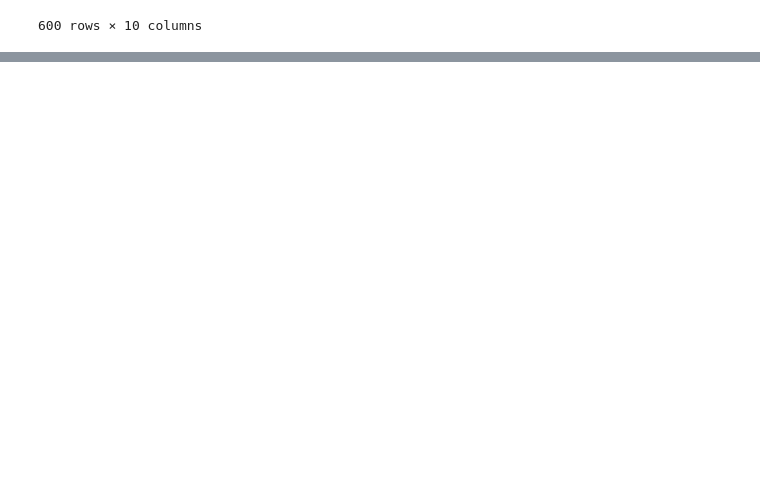
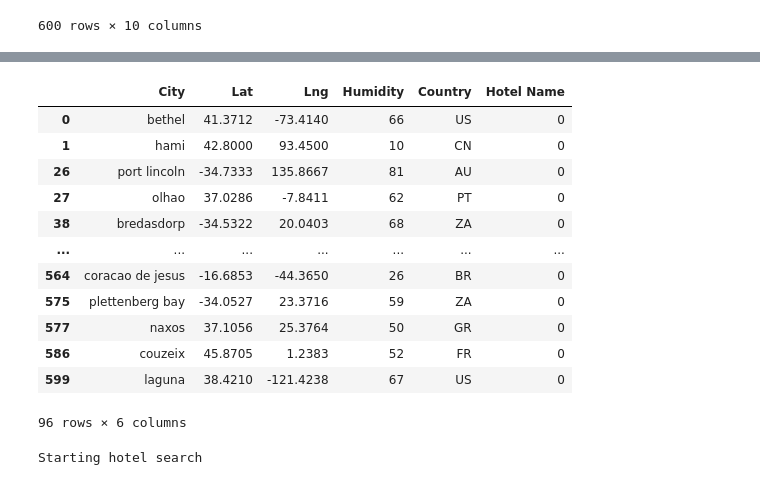
Before and after one commit to NaBest85/python-api-challenge, a Jupyter notebook: VacationPY/Vacation.py.ipynb, the cells around one changed output, grey strips where cells are left out. Drawn from its saved outputs; the diff is of its cells as text; code cells hidden in the pictures; blank space fills up the shorter version.

Commit message:
Update Vacation.py.ipynb
Final Commit

```diff
--- a/VacationPY/Vacation.py.ipynb
+++ b/VacationPY/Vacation.py.ipynb
@@ -73,3 +74,23 @@ vacation_spot.head()
 | 26 | 26 | port lincoln | -34.7333 | 135.8667 | 11.87 | 81 | 0 | 3.68 | AU | 1690295744 |
 | 27 | 27 | olhao | 37.0286 | -7.8411 | 29.49 | 62 | 0 | 4.63 | PT | 1690295678 |
 | 38 | 38 | bredasdorp | -34.5322 | 20.0403 | 12.87 | 68 | 0 | 2.70 | ZA | 1690295685 |
+# %%
+hotel_df = vacation_spot.drop(columns = ["City_ID", "Max Temp", "Cloudiness", "Wind Speed", "Date"]).copy()
+# %%
+hotel_df.insert(5, "Hotel Name", 0)
+
+hotel_df
+# %% [output]
+|  | City | Lat | Lng | Humidity | Country | Hotel Name |
+| 0 | bethel | 41.3712 | -73.4140 | 66 | US | 0 |
+| 1 | hami | 42.8000 | 93.4500 | 10 | CN | 0 |
+| 26 | port lincoln | -34.7333 | 135.8667 | 81 | AU | 0 |
+| 27 | olhao | 37.0286 | -7.8411 | 62 | PT | 0 |
+| 38 | bredasdorp | -34.5322 | 20.0403 | 68 | ZA | 0 |
+| ... | ... | ... | ... | ... | ... | ... |
+| 564 | coracao de jesus | -16.6853 | -44.3650 | 26 | BR | 0 |
+| 575 | plettenberg bay | -34.0527 | 23.3716 | 59 | ZA | 0 |
+| 577 | naxos | 37.1056 | 25.3764 | 50 | GR | 0 |
+| 586 | couzeix | 45.8705 | 1.2383 | 52 | FR | 0 |
+| 599 | laguna | 38.4210 | -121.4238 | 67 | US | 0 |
+96 rows × 6 columns
@@ -75,0 +105,4 @@ vacation_spot.head()
+# %%
+print("Starting hotel search")
+# %% [output]
+Starting hotel search
```
Also changed, not shown: parts of 4 cells of this notebook.
